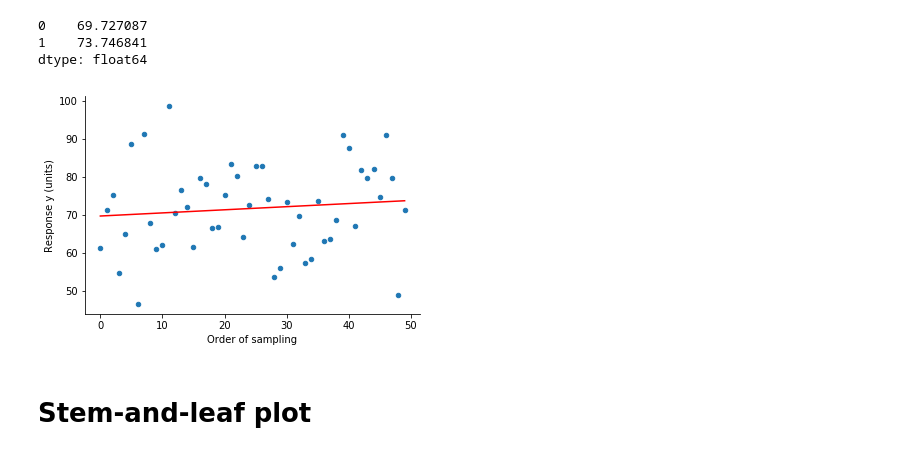
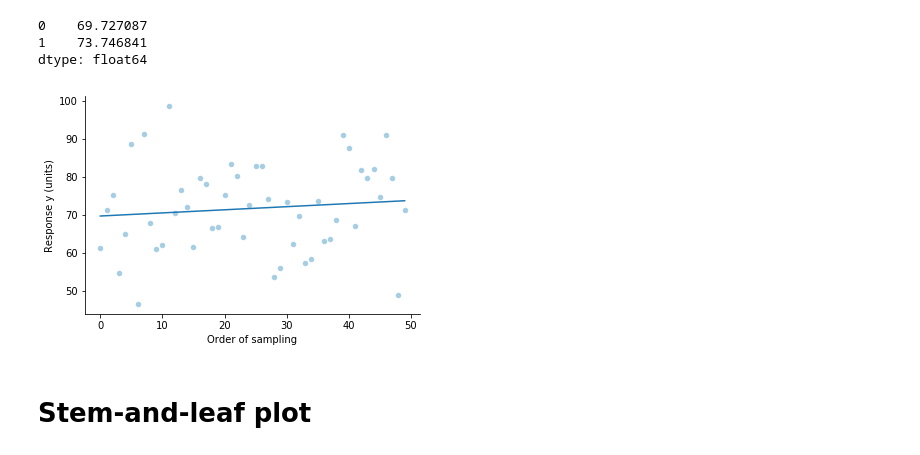
Before and after one commit to gillespilon/basic_graphics, a Jupyter notebook: basic_graphics_single_column.ipynb, the cells around one changed output. Cells and saved outputs as stored; diff of their text form; code cells hidden in the pictures.

```diff
--- a/basic_graphics_single_column.ipynb
+++ b/basic_graphics_single_column.ipynb
@@ -178,7 +193,7 @@ df['y'].plot.hist(bins=15)
 [figure]
 # %%
 # Make a pretty graph.
-ax = df['y'].plot.hist(edgecolor='white', linewidth=.5)
+ax = df['y'].plot.hist(edgecolor='white', linewidth=.5, color=dots_c)
 ax.set_title('Histogram of y', fontweight='bold', fontsize=13)
 ax.set_ylabel('Response y (units)')
 for spine in 'right', 'top':
@@ -221,14 +236,14 @@ dtype: float64
 # %%
 # Plot the linear regression line. Clean it up.
 ax = plt.subplot(111)
-df.plot.scatter(x='x', y='y', ax=ax)
-plt.plot(x_min_max, y_estimates, color='red')
+df.plot.scatter(x='x', y='y', color=dots_c, ax=ax)
+plt.plot(x_min_max, y_estimates, color=line_c)
 ax.set_ylabel('Response y (units)')
 ax.set_xlabel('Order of sampling')
 for spine in 'right', 'top':
     ax.spines[spine].set_color('none')
 # %% [output]
-[figure, old version]
+[figure, new version]
 # %% [markdown]
 # Stem-and-leaf plot
 # %%
```
Also changed, not shown: parts of 8 cells of this notebook.
